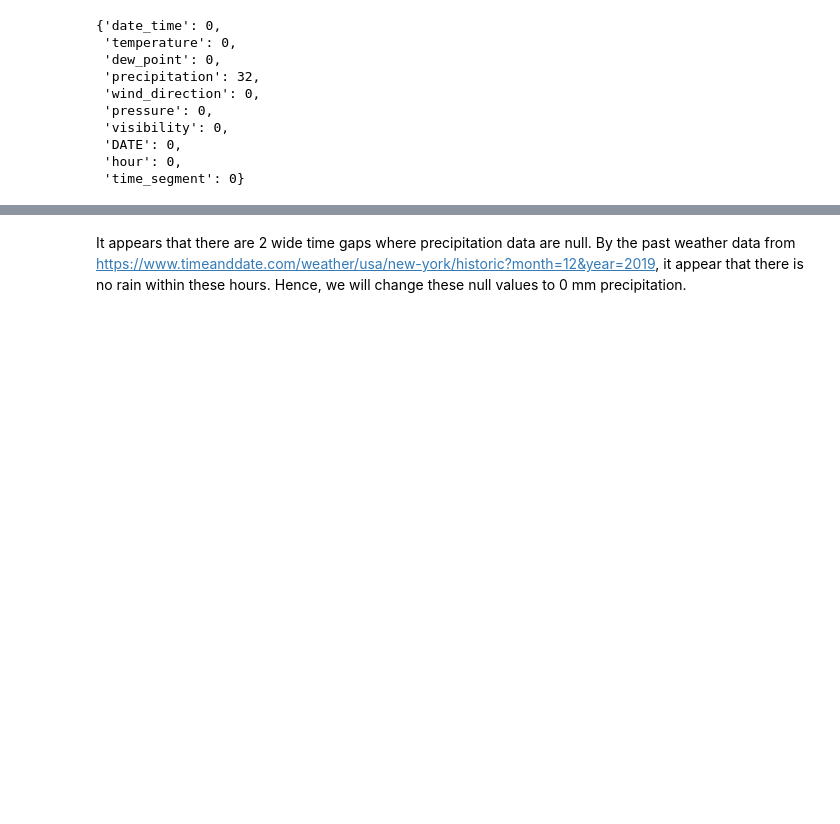
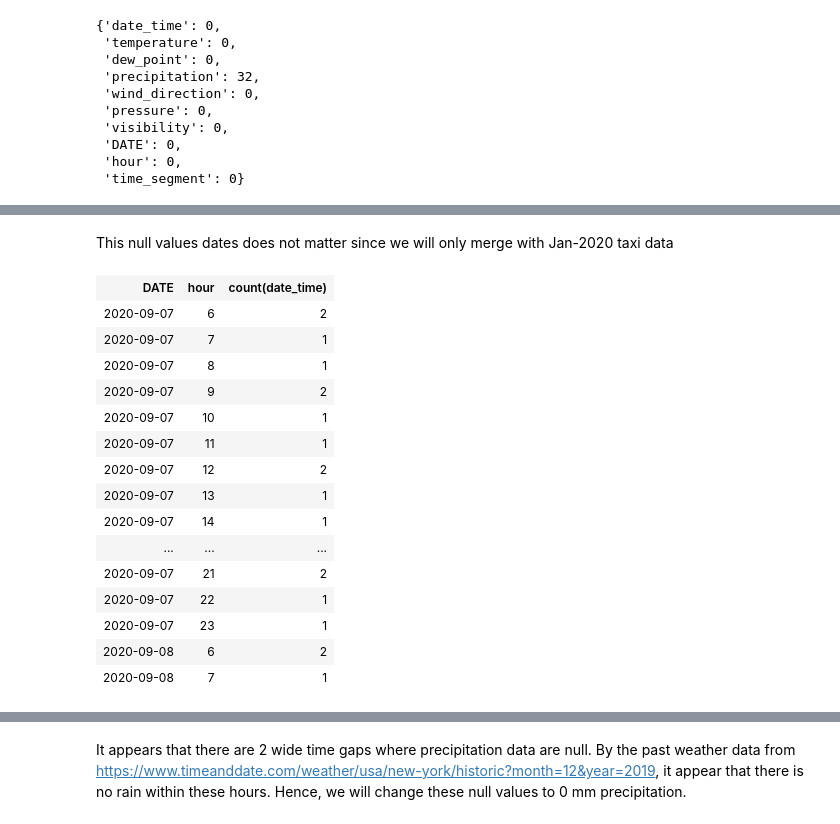
Before and after one commit to MAST30034-Applied-Data-Science/mast30034-project-1-pl0203, a Jupyter notebook: notebooks/preprocess.ipynb, the cells around one changed output, grey strips where cells are left out. Cells and saved outputs as stored; diff of their text form; code cells hidden in the pictures; blank space fills up the shorter version.

```diff
--- a/notebooks/preprocess.ipynb
+++ b/notebooks/preprocess.ipynb
@@ -197,6 +215,9 @@ for field, val in miss_values.items():
     weather = weather.withColumn(field,
                              when(col(field) == val, None) \
                              .otherwise(col(field)))
+    test_weather = test_weather.withColumn(field,
+                             when(col(field) == val, None) \
+                             .otherwise(col(field)))
 # %% [markdown]
 #### 2. Fill null values by using the median of 6 hours timeframe segment
 # %%
@@ -240,8 +261,13 @@ weather = weather.withColumn(
     "DATE",
     to_date(col("date_time"),"yyyy-MM-dd")
 )
+test_weather = test_weather.withColumn(
+    "DATE",
+    to_date(col("date_time"),"yyyy-MM-dd")
+)
 
 weather = weather.withColumn('hour', hour(weather.date_time))
+test_weather = test_weather.withColumn('hour', hour(test_weather.date_time))
 # %%
 # partition 24 hours into group of 6 (4 hours each)
 segment = {}
@@ -255,6 +281,7 @@ for h in range(0, 24):
 mapping_expr = create_map([lit(x) for x in chain(*segment.items())])
 
 weather = weather.withColumn("time_segment", mapping_expr[col("hour")])
+test_weather = test_weather.withColumn("time_segment", mapping_expr[col("hour")])
 # %%
 weather.columns
 # %% [output]
@@ -281,6 +308,12 @@ for field in fields:
                                               F.col("median")) \
                         .otherwise(F.col(field))).drop("median")
     )
+    test_weather = (
+        test_weather.withColumn("median", F.expr(f'percentile_approx({field}, 0.5)').over(window)) \
+            .withColumn(field, F.when(F.col(field).isNull(),
+                                              F.col("median")) \
+                        .otherwise(F.col(field))).drop("median")
+    )
 # %%
 dict_null = {col:weather.filter(weather[col].isNull()).count()
              for col in weather.columns}
@@ -299,3 +363,21 @@ dict_null
+# %% [markdown]
+This null values dates does not matter since we will only merge with Jan-2020 taxi data
 # %%
-weather.filter(weather['precipitation'].isNull()).show(40)
+test_weather.filter(test_weather['precipitation'].isNull()).groupby(['DATE','hour']).agg({'date_time':'count'}).orderBy(['DATE','hour'])
 # %% [output]
+| DATE | hour | count(date_time) |
+| 2020-09-07 | 6 | 2 |
+| 2020-09-07 | 7 | 1 |
+| 2020-09-07 | 8 | 1 |
+| 2020-09-07 | 9 | 2 |
+| 2020-09-07 | 10 | 1 |
+| 2020-09-07 | 11 | 1 |
+| 2020-09-07 | 12 | 2 |
+| 2020-09-07 | 13 | 1 |
+| 2020-09-07 | 14 | 1 |
+| ... | ... | ... |
+| 2020-09-07 | 21 | 2 |
+| 2020-09-07 | 22 | 1 |
+| 2020-09-07 | 23 | 1 |
+| 2020-09-08 | 6 | 2 |
+| 2020-09-08 | 7 | 1 |
```
Also changed, not shown: parts of 31 cells of this notebook, 2 other files.
